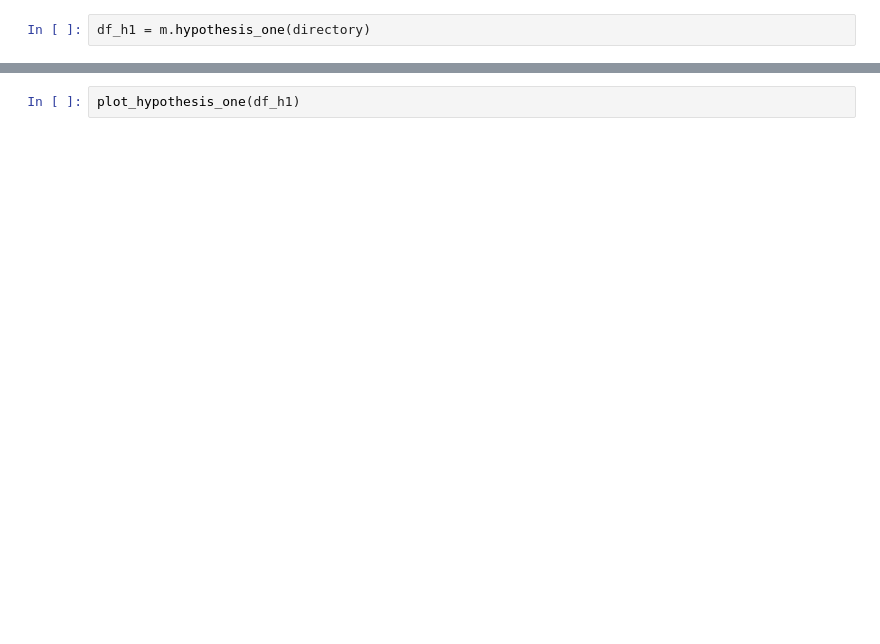
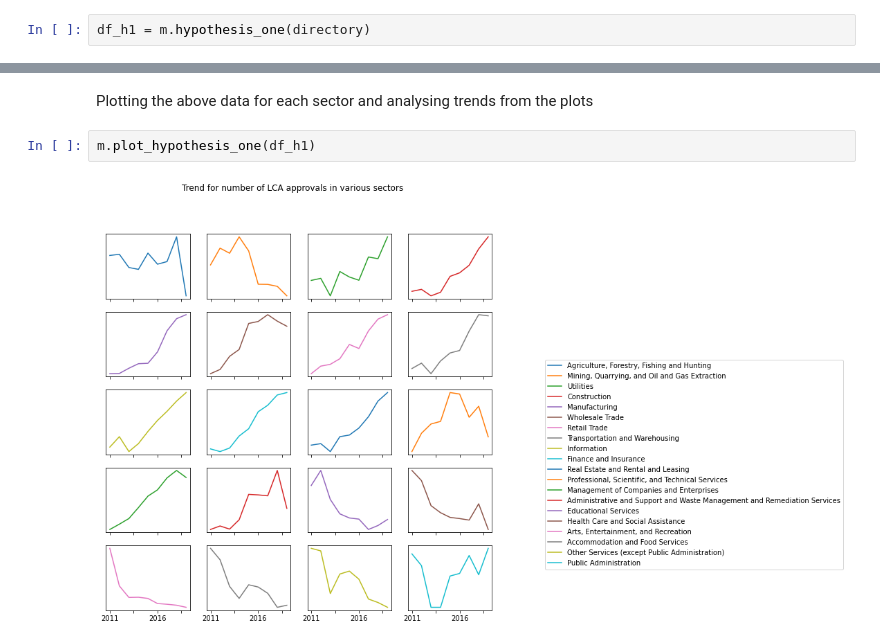
Before and after one commit to Surb22/2021_Spring_finals-1, a Jupyter notebook: main.ipynb, the cells around one changed output, grey strips where cells are left out. Cells and saved outputs as stored; diff of their text form; blank space fills up the shorter version.

```diff
--- a/main.ipynb
+++ b/main.ipynb
@@ -20,2 +45,6 @@ df_h1
-# %%
-plot_hypothesis_one(df_h1)
+# %% [markdown]
+Plotting the above data for each sector and analysing trends from the plots
+# %%
+m.plot_hypothesis_one(df_h1)
+# %% [output]
+[figure, added]
```
Also changed, not shown: parts of 27 cells of this notebook, 1 other file.
